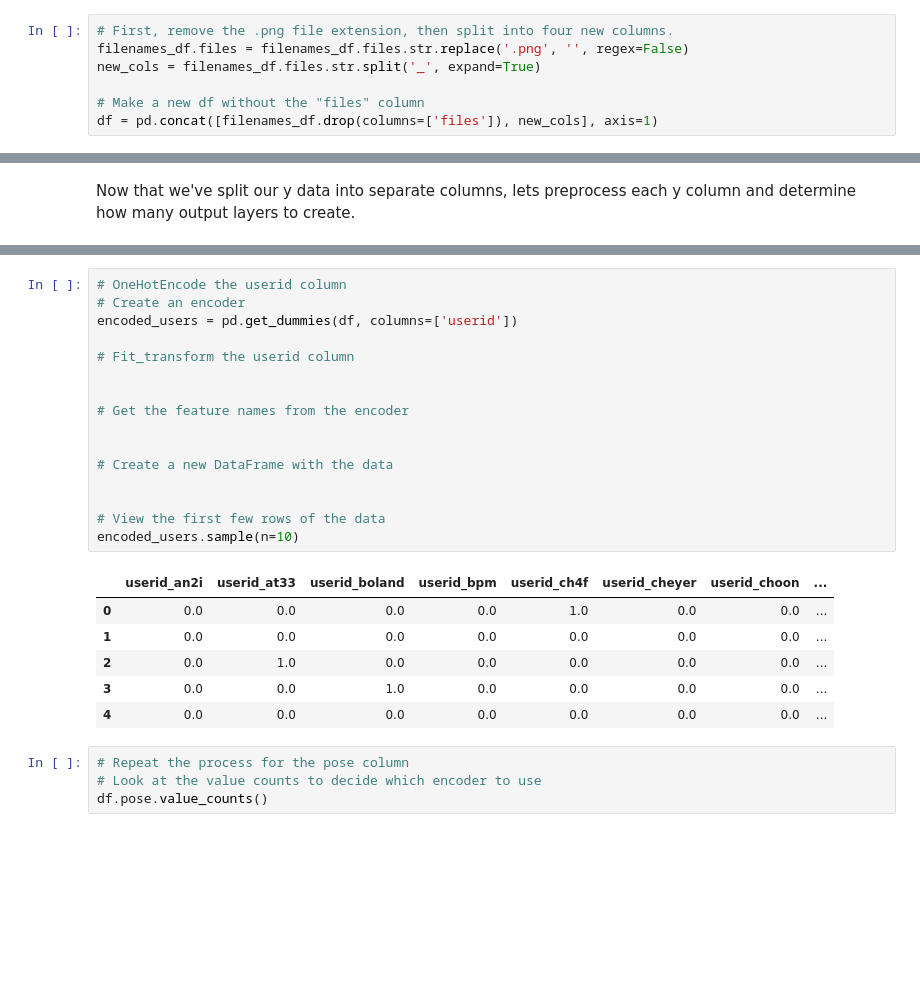
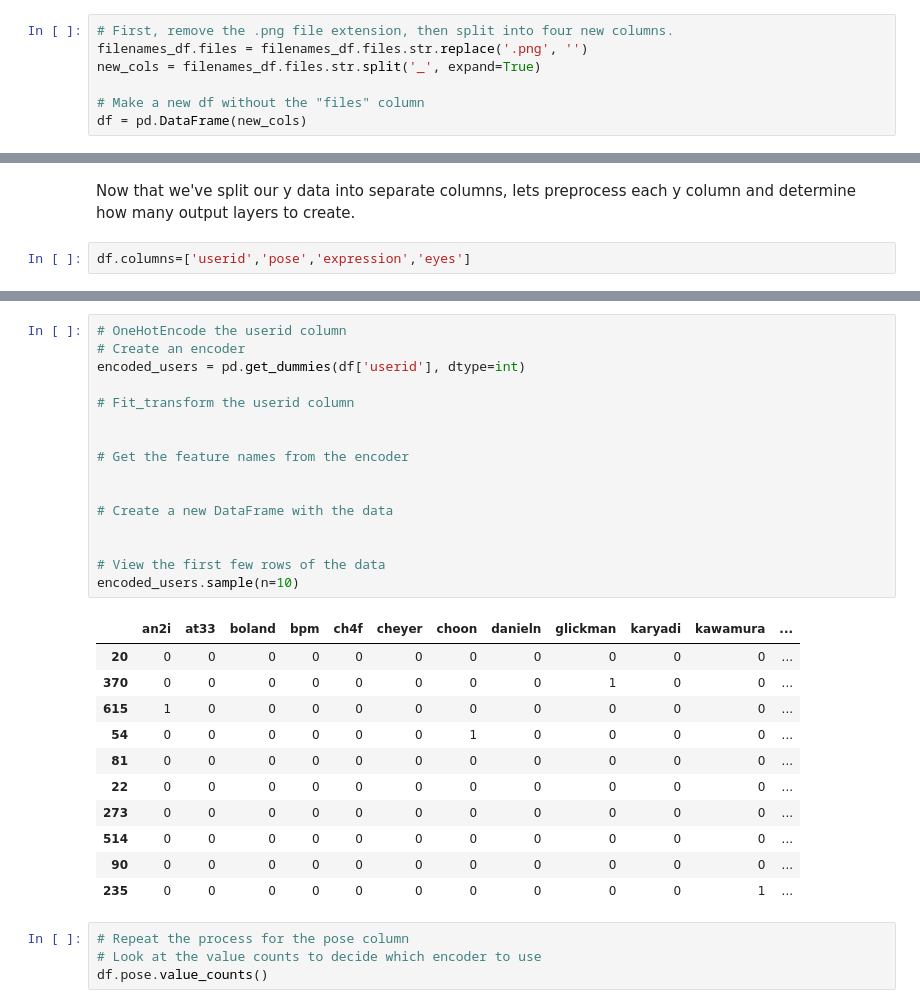
Before and after one commit to steven-midgley/AI-PT-WEST-AUGUST-080524, a Jupyter notebook: 19-Neural-Networks-Deep-Learning-2/3/Activities/03-Evr_Preparing_Faces_for_Branching/Unsolved/preparing_faces_for_branching.ipynb, the cells around one changed output, grey strips where cells are left out. Saved outputs shown, nothing was run; the diff lists cells and outputs as text; blank space fills up the shorter version.

```diff
--- a/19-Neural-Networks-Deep-Learning-2/3/Activities/03-Evr_Preparing_Faces_for_Branching/Unsolved/preparing_faces_for_branching.ipynb
+++ b/19-Neural-Networks-Deep-Learning-2/3/Activities/03-Evr_Preparing_Faces_for_Branching/Unsolved/preparing_faces_for_branching.ipynb
@@ -144,8 +149,8 @@ filenames_df.head()
 | 4 | mitchell_straight_angry_sunglasse... |
 # %%
 # First, remove the .png file extension, then split into four new columns.
-filenames_df.files = filenames_df.files.str.replace('.png', '', regex=False)
+filenames_df.files = filenames_df.files.str.replace('.png', '')
 new_cols = filenames_df.files.str.split('_', expand=True)
 
 # Make a new df without the "files" column
-df = pd.concat([filenames_df.drop(columns=['files']), new_cols], axis=1)
+df = pd.DataFrame(new_cols)
@@ -159,2 +157,4 @@ df = pd.concat([filenames_df.drop(columns=['files']), new_cols], axis=1)
 # %% [markdown]
 Now that we've split our y data into separate columns, lets preprocess each y column and determine how many output layers to create.
+# %%
+df.columns=['userid','pose','expression','eyes']
@@ -183,26 +199,31 @@ Name: count, dtype: int64
 # %%
 # OneHotEncode the userid column
 # Create an encoder
-encoded_users = pd.get_dummies(df, columns=['userid'])
+encoded_users = pd.get_dummies(df['userid'], dtype=int)
 
 # Fit_transform the userid column
 
 
 # Get the feature names from the encoder
 
 
 # Create a new DataFrame with the data
 
 
 # View the first few rows of the data
 encoded_users.sample(n=10)
 # %% [output]
-|  | userid_an2i | userid_at33 | userid_boland | userid_bpm | userid_ch4f | userid_cheyer | userid_choon | ... |
-| 0 | 0.0 | 0.0 | 0.0 | 0.0 | 1.0 | 0.0 | 0.0 | ... |
-| 1 | 0.0 | 0.0 | 0.0 | 0.0 | 0.0 | 0.0 | 0.0 | ... |
-| 2 | 0.0 | 1.0 | 0.0 | 0.0 | 0.0 | 0.0 | 0.0 | ... |
-| 3 | 0.0 | 0.0 | 1.0 | 0.0 | 0.0 | 0.0 | 0.0 | ... |
-| 4 | 0.0 | 0.0 | 0.0 | 0.0 | 0.0 | 0.0 | 0.0 | ... |
+|  | an2i | at33 | boland | bpm | ch4f | cheyer | choon | danieln | glickman | karyadi | kawamura | ... |
+| 20 | 0 | 0 | 0 | 0 | 0 | 0 | 0 | 0 | 0 | 0 | 0 | ... |
+| 370 | 0 | 0 | 0 | 0 | 0 | 0 | 0 | 0 | 1 | 0 | 0 | ... |
+| 615 | 1 | 0 | 0 | 0 | 0 | 0 | 0 | 0 | 0 | 0 | 0 | ... |
+| 54 | 0 | 0 | 0 | 0 | 0 | 0 | 1 | 0 | 0 | 0 | 0 | ... |
+| 81 | 0 | 0 | 0 | 0 | 0 | 0 | 0 | 0 | 0 | 0 | 0 | ... |
+| 22 | 0 | 0 | 0 | 0 | 0 | 0 | 0 | 0 | 0 | 0 | 0 | ... |
+| 273 | 0 | 0 | 0 | 0 | 0 | 0 | 0 | 0 | 0 | 0 | 0 | ... |
+| 514 | 0 | 0 | 0 | 0 | 0 | 0 | 0 | 0 | 0 | 0 | 0 | ... |
+| 90 | 0 | 0 | 0 | 0 | 0 | 0 | 0 | 0 | 0 | 0 | 0 | ... |
+| 235 | 0 | 0 | 0 | 0 | 0 | 0 | 0 | 0 | 0 | 0 | 1 | ... |
 # %%
 # Repeat the process for the pose column
 # Look at the value counts to decide which encoder to use
```
Also changed, not shown: parts of 13 cells of this notebook, 3 other files.
